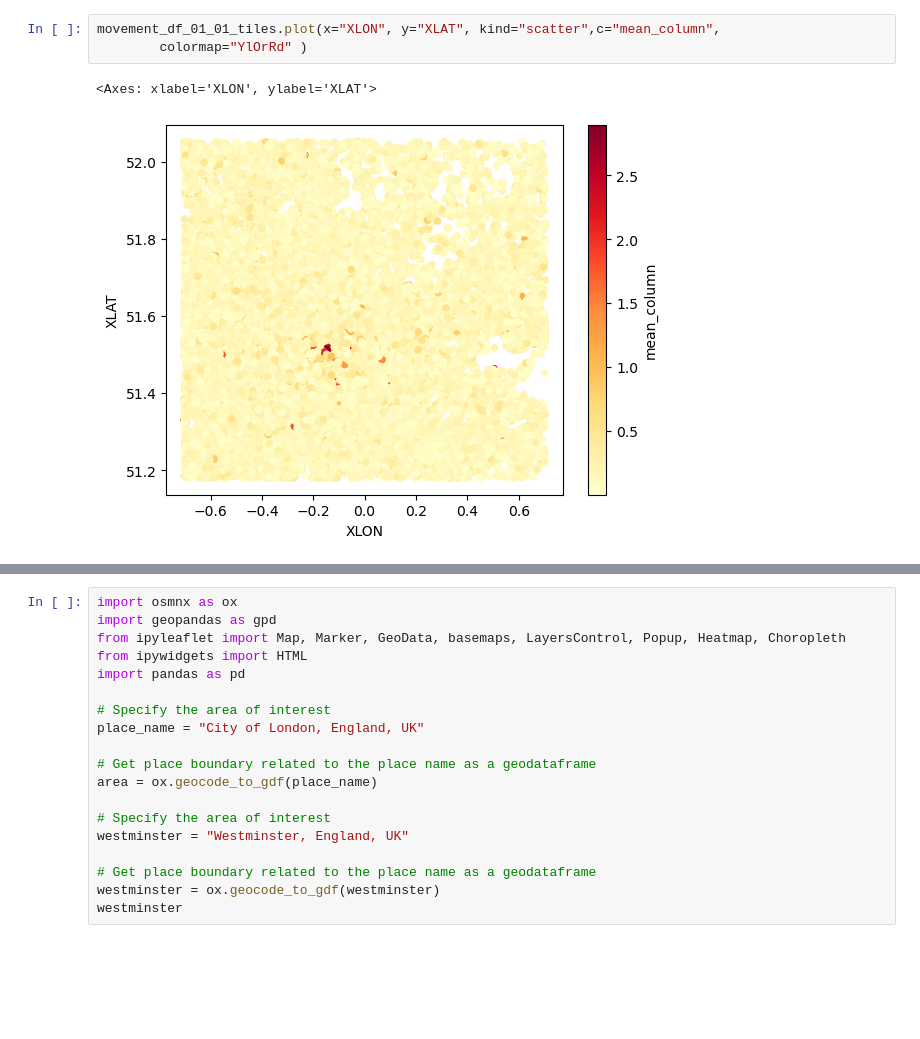
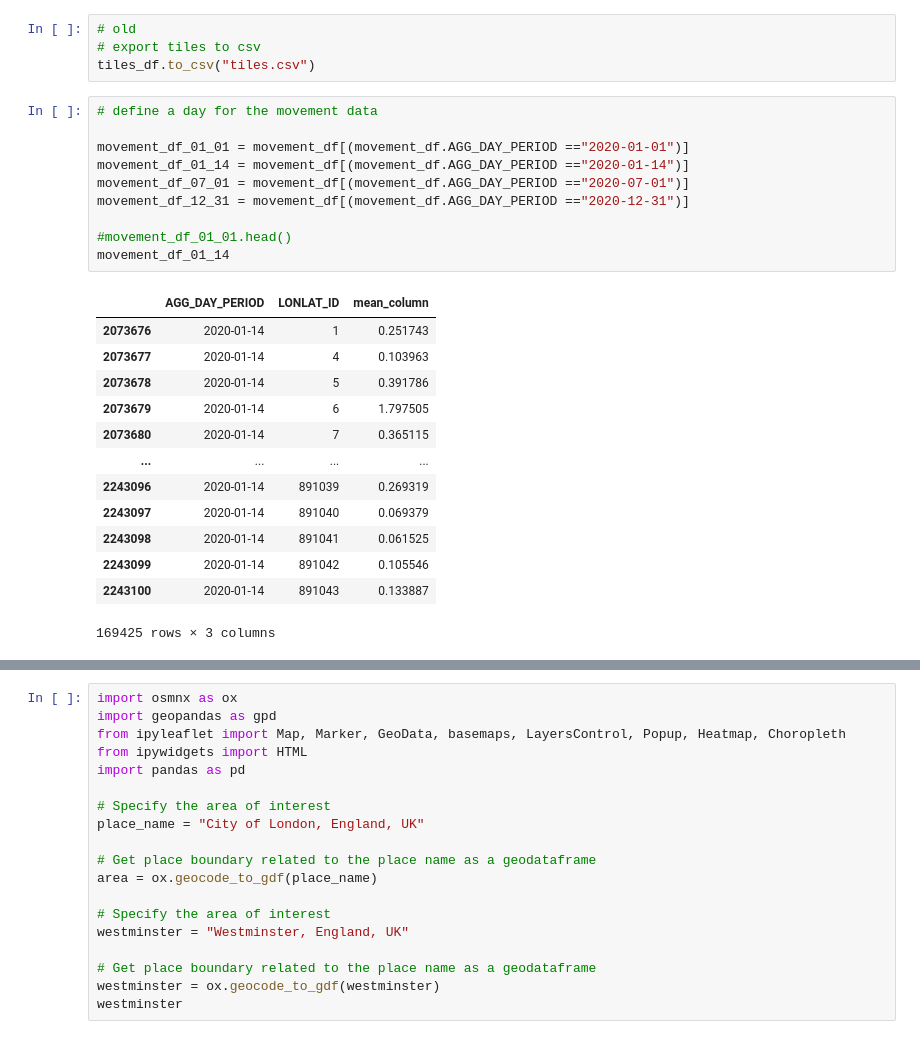
Before and after one commit to Felioxx/Mobile-ity-Scope, a Jupyter notebook: first_steps_python/first_steps.ipynb, the cells around one changed output, grey strips where cells are left out. Drawn from its saved outputs; the diff is of its cells as text; blank space fills up the shorter version.

```diff
--- a/first_steps_python/first_steps.ipynb
+++ b/first_steps_python/first_steps.ipynb
@@ -77,6 +44,28 @@ movement_df_01_01_tiles
-# %%
-movement_df_01_01_tiles.plot(x="XLON", y="XLAT", kind="scatter",c="mean_column",
-        colormap="YlOrRd" )
-# %% [output]
-<Axes: xlabel='XLON', ylabel='XLAT'>
-[figure, removed]
+# %%
+# old
+# export tiles to csv
+tiles_df.to_csv("tiles.csv")
+# %%
+# define a day for the movement data
+
+movement_df_01_01 = movement_df[(movement_df.AGG_DAY_PERIOD =="2020-01-01")]
+movement_df_01_14 = movement_df[(movement_df.AGG_DAY_PERIOD =="2020-01-14")]
+movement_df_07_01 = movement_df[(movement_df.AGG_DAY_PERIOD =="2020-07-01")]
+movement_df_12_31 = movement_df[(movement_df.AGG_DAY_PERIOD =="2020-12-31")]
+
+#movement_df_01_01.head()
+movement_df_01_14
+# %% [output]
+|  | AGG_DAY_PERIOD | LONLAT_ID | mean_column |
+| 2073676 | 2020-01-14 | 1 | 0.251743 |
+| 2073677 | 2020-01-14 | 4 | 0.103963 |
+| 2073678 | 2020-01-14 | 5 | 0.391786 |
+| 2073679 | 2020-01-14 | 6 | 1.797505 |
+| 2073680 | 2020-01-14 | 7 | 0.365115 |
+| ... | ... | ... | ... |
+| 2243096 | 2020-01-14 | 891039 | 0.269319 |
+| 2243097 | 2020-01-14 | 891040 | 0.069379 |
+| 2243098 | 2020-01-14 | 891041 | 0.061525 |
+| 2243099 | 2020-01-14 | 891042 | 0.105546 |
+| 2243100 | 2020-01-14 | 891043 | 0.133887 |
+169425 rows × 3 columns
```
Also changed, not shown: parts of 23 cells of this notebook, 2 other files.
